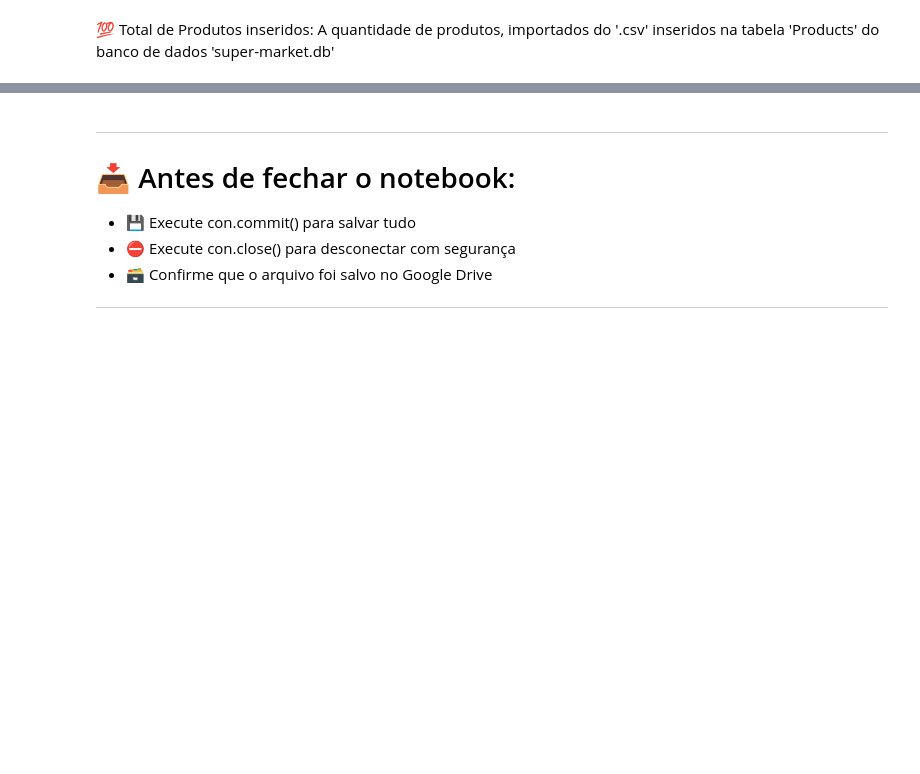
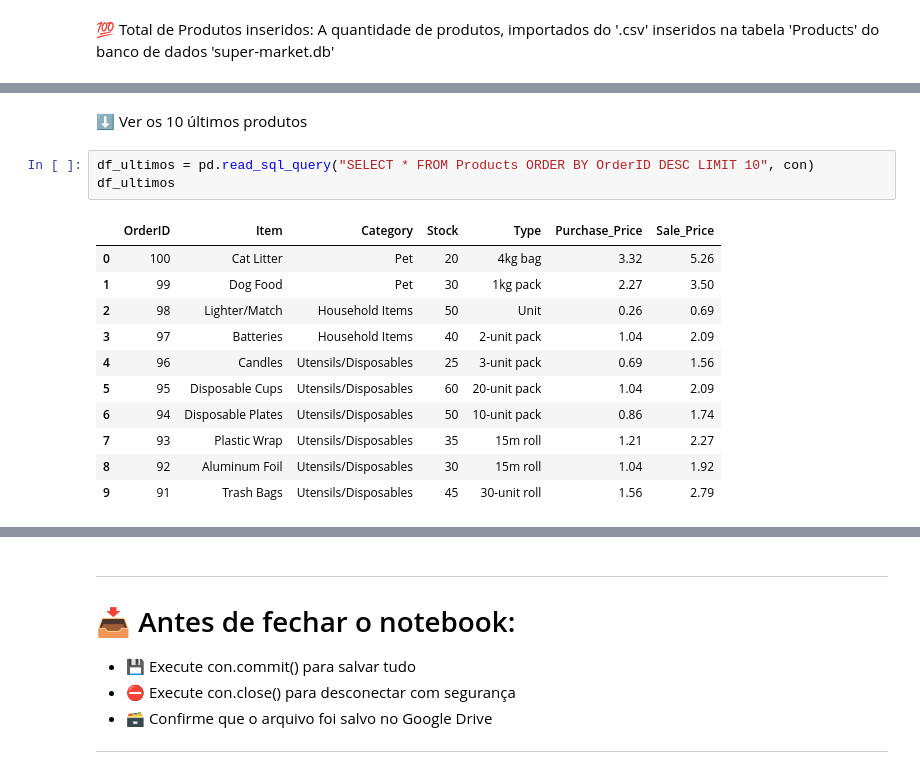
Before and after one commit to italomellors/Data_Analysis_Projects, a Jupyter notebook: 01-supermarket-sales-analysis/notebooks/super_market.ipynb, the cells around one changed output, grey strips where cells are left out. Cells and saved outputs as stored; diff of their text form; blank space fills up the shorter version.

```diff
--- a/01-supermarket-sales-analysis/notebooks/super_market.ipynb
+++ b/01-supermarket-sales-analysis/notebooks/super_market.ipynb
@@ -192,0 +221,17 @@ Total de registros inseridos: 100
+# %% [markdown]
+⬇️ Ver os 10 últimos produtos
+# %%
+df_ultimos = pd.read_sql_query("SELECT * FROM Products ORDER BY OrderID DESC LIMIT 10", con)
+df_ultimos
+# %% [output]
+|  | OrderID | Item | Category | Stock | Type | Purchase_Price | Sale_Price |
+| 0 | 100 | Cat Litter | Pet | 20 | 4kg bag | 3.32 | 5.26 |
+| 1 | 99 | Dog Food | Pet | 30 | 1kg pack | 2.27 | 3.50 |
+| 2 | 98 | Lighter/Match | Household Items | 50 | Unit | 0.26 | 0.69 |
+| 3 | 97 | Batteries | Household Items | 40 | 2-unit pack | 1.04 | 2.09 |
+| 4 | 96 | Candles | Utensils/Disposables | 25 | 3-unit pack | 0.69 | 1.56 |
+| 5 | 95 | Disposable Cups | Utensils/Disposables | 60 | 20-unit pack | 1.04 | 2.09 |
+| 6 | 94 | Disposable Plates | Utensils/Disposables | 50 | 10-unit pack | 0.86 | 1.74 |
+| 7 | 93 | Plastic Wrap | Utensils/Disposables | 35 | 15m roll | 1.21 | 2.27 |
+| 8 | 92 | Aluminum Foil | Utensils/Disposables | 30 | 15m roll | 1.04 | 1.92 |
+| 9 | 91 | Trash Bags | Utensils/Disposables | 45 | 30-unit roll | 1.56 | 2.79 |
```
Also changed, not shown: parts of 17 cells of this notebook, 4 other files.
